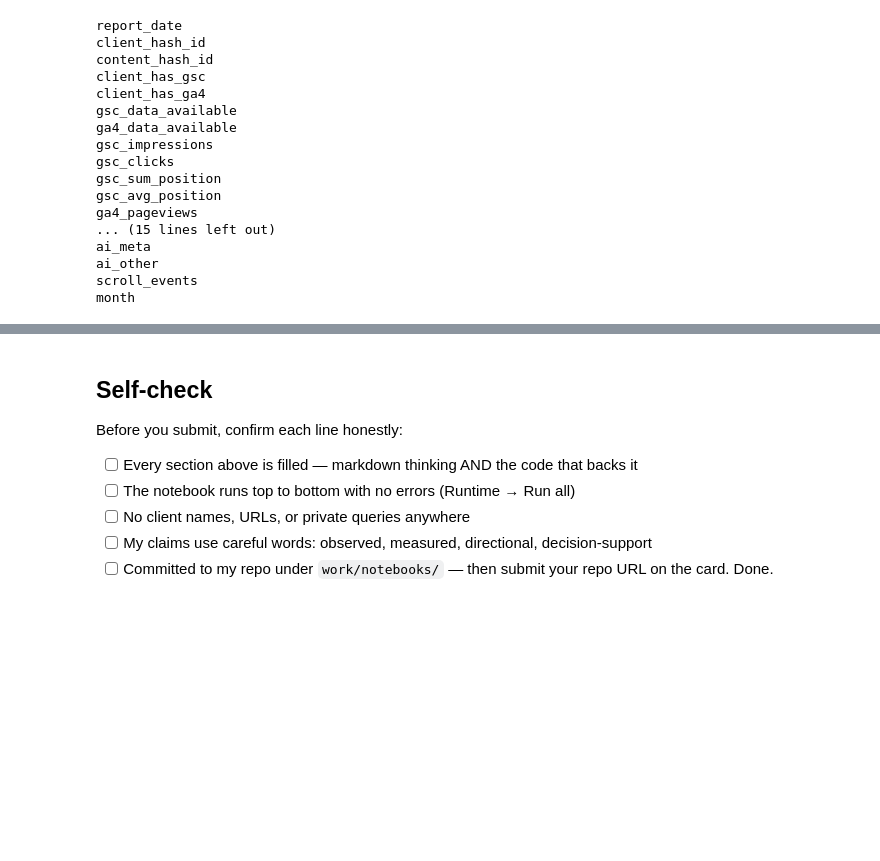
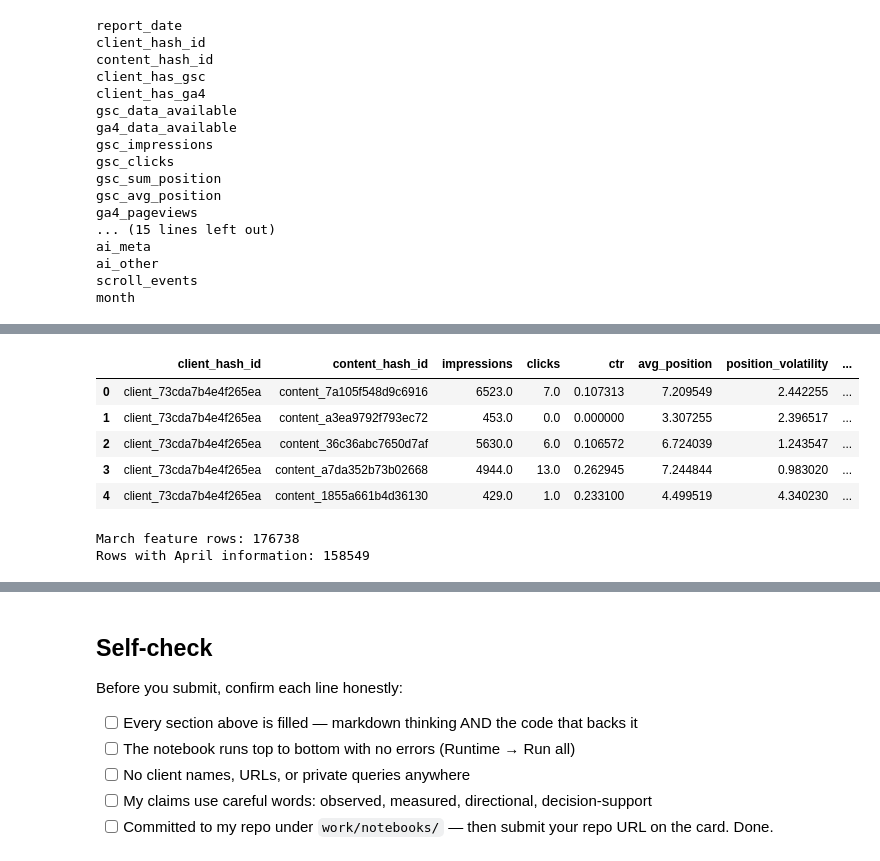
Before and after one commit to girishpatil935/ML_Internship, a Jupyter notebook: work/notebooks/w03_feature_leakage_check.ipynb, the cells around one changed output, grey strips where cells are left out. Drawn from its saved outputs; the diff is of its cells as text; code cells hidden in the pictures; blank space fills up the shorter version.

```diff
--- a/work/notebooks/w03_feature_leakage_check.ipynb
+++ b/work/notebooks/w03_feature_leakage_check.ipynb
@@ -175,3 +222,41 @@ Number of clustering features: 5
 # %%
-# This cell is for CODE (numbers, a query, a check).
-# Write your text answer in the cell ABOVE this one — typing sentences here breaks Run All.
+# Deliberate leakage test:
+# add April 2026 impressions, which were not available at the March decision point.
+
+future_april = con.sql(f"""
+    SELECT
+        client_hash_id,
+        content_hash_id,
+        SUM(gsc_impressions) AS future_april_impressions
+    FROM read_parquet(
+        '{REL}/fact_content_daily_performance/month=2026-04/*.parquet'
+    )
+    WHERE gsc_data_available IS TRUE
+    GROUP BY
+        client_hash_id,
+        content_hash_id
+""").df()
+
+leakage_frame = feature_vector.merge(
+    future_april,
+    on=["client_hash_id", "content_hash_id"],
+    how="left"
+)
+
+leakage_frame["future_april_impressions"] = (
+    leakage_frame["future_april_impressions"].fillna(0)
+)
+
+display(leakage_frame.head())
+
+print("March feature rows:", len(feature_vector))
+print("Rows with April information:", (leakage_frame["future_april_impressions"] > 0).sum())
+# %% [output]
+|  | client_hash_id | content_hash_id | impressions | clicks | ctr | avg_position | position_volatility | ... |
+| 0 | client_73cda7b4e4f265ea | content_7a105f548d9c6916 | 6523.0 | 7.0 | 0.107313 | 7.209549 | 2.442255 | ... |
+| 1 | client_73cda7b4e4f265ea | content_a3ea9792f793ec72 | 453.0 | 0.0 | 0.000000 | 3.307255 | 2.396517 | ... |
+| 2 | client_73cda7b4e4f265ea | content_36c36abc7650d7af | 5630.0 | 6.0 | 0.106572 | 6.724039 | 1.243547 | ... |
+| 3 | client_73cda7b4e4f265ea | content_a7da352b73b02668 | 4944.0 | 13.0 | 0.262945 | 7.244844 | 0.983020 | ... |
+| 4 | client_73cda7b4e4f265ea | content_1855a661b4d36130 | 429.0 | 1.0 | 0.233100 | 4.499519 | 4.340230 | ... |
+March feature rows: 176738
+Rows with April information: 158549
```
Also changed, not shown: parts of 7 cells of this notebook.
